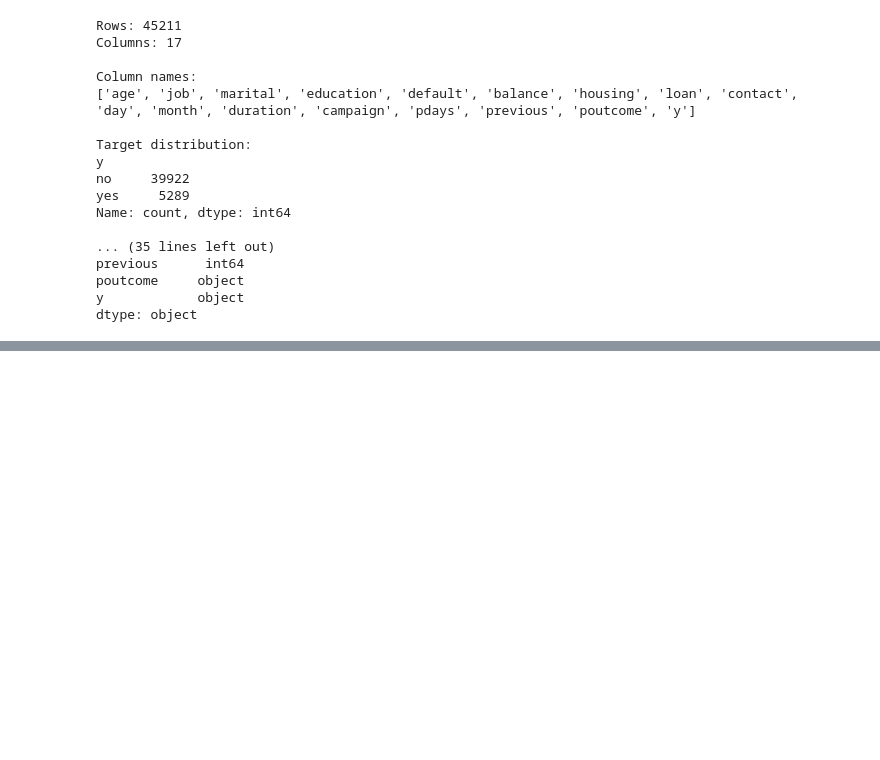
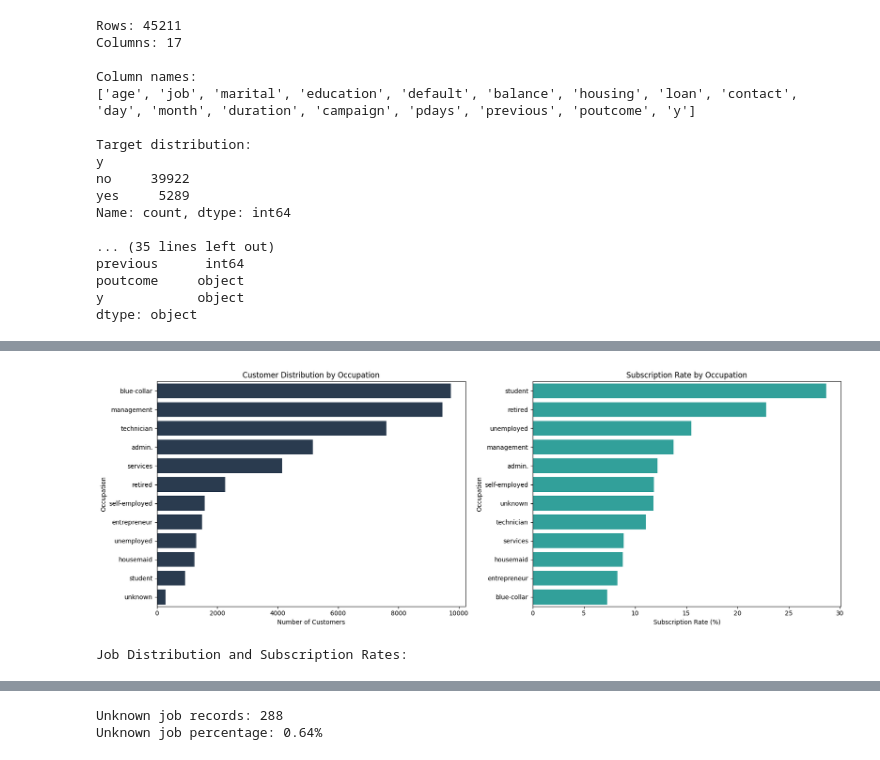
Before and after one commit to Merdgn/BankInsight-AI, a Jupyter notebook: notebooks/01_data_understanding.ipynb, the cells around one changed output, grey strips where cells are left out. Drawn from its saved outputs; the diff is of its cells as text; code cells hidden in the pictures; blank space fills up the shorter version.

```diff
--- a/notebooks/01_data_understanding.ipynb
+++ b/notebooks/01_data_understanding.ipynb
@@ -103,0 +336,73 @@ dtype: object
+# %%
+
+# 3.2.2 Job Distribution and Subscription Analysis
+
+job_summary = (
+    df.groupby("job")["y"]
+    .agg(
+        customers="count",
+        subscriptions=lambda x: (x == "yes").sum(),
+        subscription_rate=lambda x: (x == "yes").mean() * 100
+    )
+    .reset_index()
+)
+
+job_summary = job_summary.sort_values(
+    by="customers",
+    ascending=False
+)
+
+fig, axes = plt.subplots(1, 2, figsize=(17, 6))
+
+# 1. Customer distribution by job
+sns.barplot(
+    data=job_summary,
+    x="customers",
+    y="job",
+    color="#243B55",
+    ax=axes[0]
+)
+
+axes[0].set_title("Customer Distribution by Occupation")
+axes[0].set_xlabel("Number of Customers")
+axes[0].set_ylabel("Occupation")
+
+# 2. Subscription rate by job
+job_rate_sorted = job_summary.sort_values(
+    by="subscription_rate",
+    ascending=False
+)
+
+sns.barplot(
+    data=job_rate_sorted,
+    x="subscription_rate",
+    y="job",
+    color="#20B2AA",
+    ax=axes[1]
+)
+
+axes[1].set_title("Subscription Rate by Occupation")
+axes[1].set_xlabel("Subscription Rate (%)")
+axes[1].set_ylabel("Occupation")
+
+plt.tight_layout()
+plt.show()
+
+# Detailed summary
+print("Job Distribution and Subscription Rates:")
+display(
+    job_summary.sort_values(
+        by="subscription_rate",
+        ascending=False
+    ).round(2)
+)
+
+# Unknown job values
+unknown_count = (df["job"] == "unknown").sum()
+unknown_percentage = unknown_count / len(df) * 100
+
+print(f"\nUnknown job records: {unknown_count}")
+print(f"Unknown job percentage: {unknown_percentage:.2f}%")
+# %% [output]
+[figure, added]
+Job Distribution and Subscription Rates:
@@ -103,0 +422,2 @@ dtype: object
+Unknown job records: 288
+Unknown job percentage: 0.64%
```
Also changed, not shown: parts of 15 cells of this notebook.
